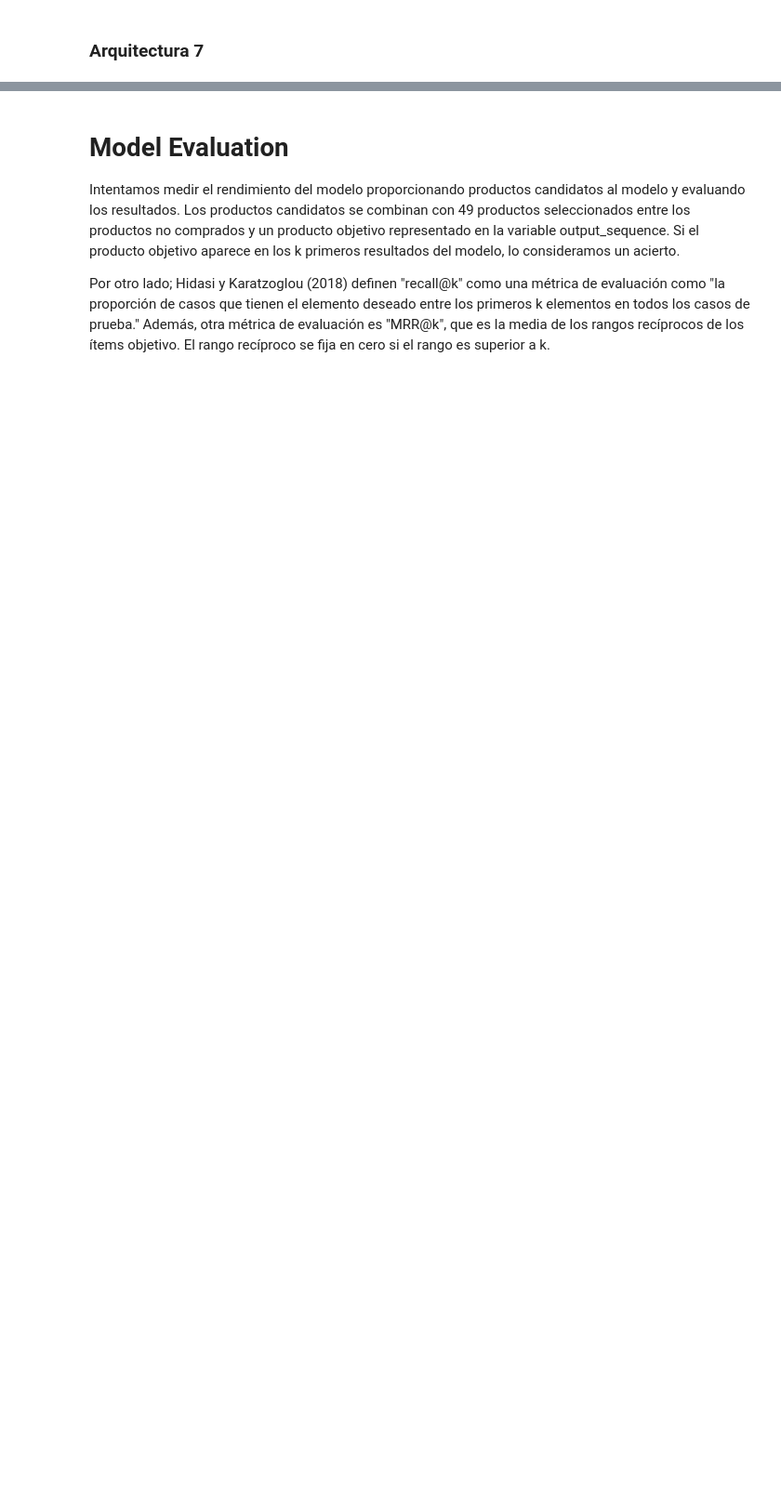
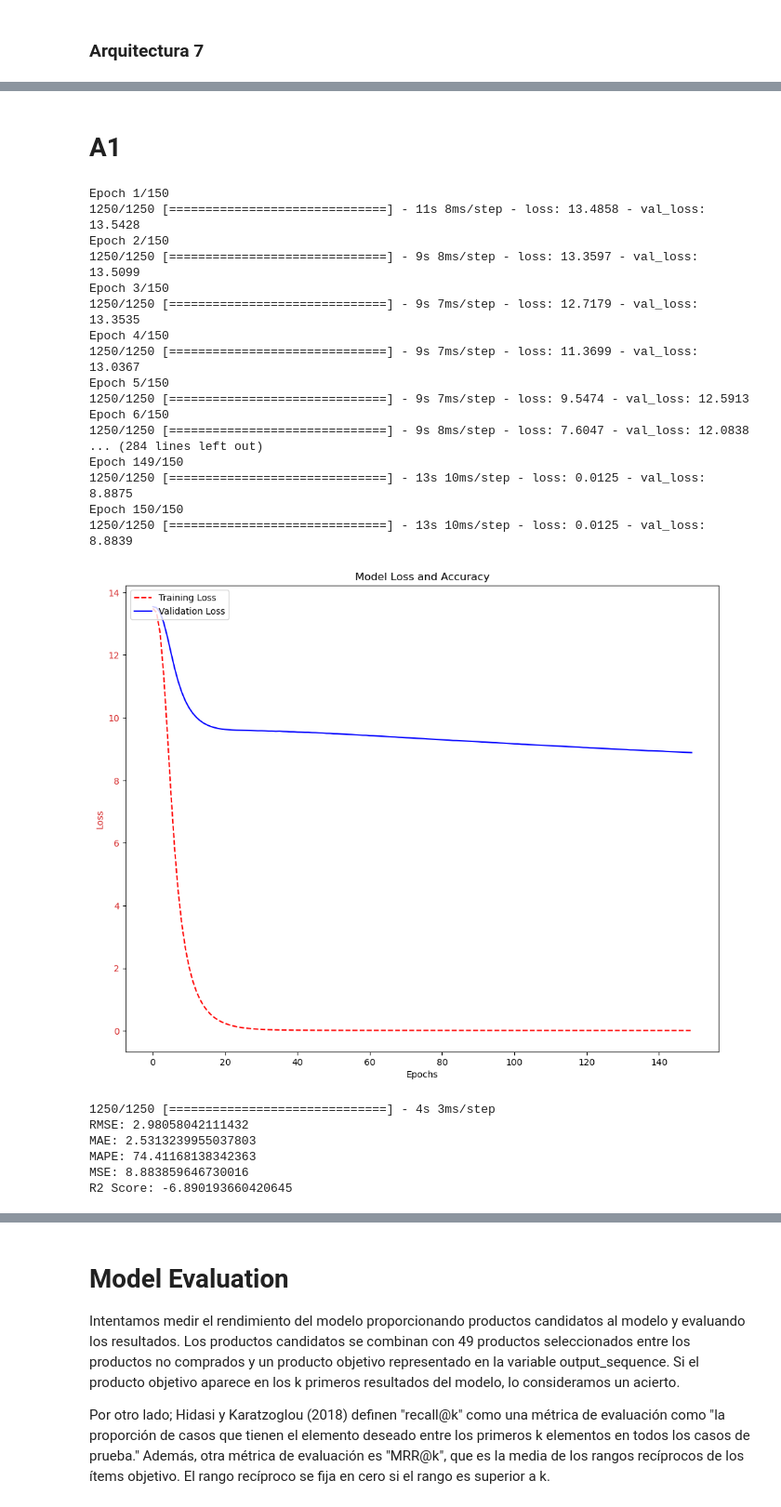
Before and after one commit to Jaime44/WorkSpace, a Jupyter notebook: models/neural network/00_NN_Recommender_system_movie.ipynb, the cells around one changed output, grey strips where cells are left out. Shown at 93% size. Cells and saved outputs as stored; diff of their text form; code cells hidden in the pictures; blank space fills up the shorter version.

```diff
--- a/models/neural network/00_NN_Recommender_system_movie.ipynb
+++ b/models/neural network/00_NN_Recommender_system_movie.ipynb
@@ -485,10 +489,11 @@ es = EarlyStopping(monitor="val_loss",
                    verbose=1,
                    patience=pte)
 # %%
-def train_model(model):
-    # Entrenar el modelo y obtener el objeto history
-    history = model.fit(x=[x_train['userId'], x_train['movieId']], y=y_train,
-                        batch_size= batch_size, epochs=epochs, verbose= 1,
-                        validation_data=([x_test['userId'], x_test['movieId']], y_test),
-                        callbacks=[es])
-    return history
+# Deprecated
+# def train_model(model):
+#     # Entrenar el modelo y obtener el objeto history
+#     history = model.fit(x=[x_train['userId'], x_train['movieId']], y=y_train,
+#                         batch_size= batch_size, epochs=epochs, verbose= 1,
+#                         validation_data=([x_test['userId'], x_test['movieId']], y_test),
+#                         callbacks=[es])
+#     return history
@@ -559,7 +604,7 @@ model_a1.summary()
 # SVG(model_to_dot( model_a1,  show_shapes=True, show_layer_names=True).create(prog='dot', format='svg'))
 
 #Compilar modelo SGD,Adagrad,Adadelta,RMSprop
-model_a1.compile(loss=loss_function, optimizer = Adam(learning_rate=lr), metrics = ['accuracy'])
+model_a1.compile(loss=loss_function, optimizer = Adam(learning_rate=lr) )
 # %% [output]
 Model: "model"
 __________________________________________________________________________________________________
@@ -991 +939,24 @@ Epoch 45: early stopping
+# %%
+def calcular_metricas(model, x_test, y_test):
+    # Obtener predicciones del modelo
+    predictions = model.predict(x_test)
+
+    # Aplanar predicciones
+    predictions = predictions.ravel()
+
+    # Calcular métricas
+    rmse_val = rmse(y_test, predictions)
+    mae_val = mae(y_test, predictions)
+    mape_val = mape(y_test, predictions)
+    mse_val = mse(y_test, predictions)
+    r2_val = r2_score(y_test, predictions)
+    # pearson_corr_val = pearson_corr(y_test, predictions)
+
+    # Imprimir métricas
+    print("RMSE:", rmse_val.numpy())
+    print("MAE:", mae_val.numpy())
+    print("MSE:", mse_val.numpy())
+    print("R2 Score:", r2_val)
+    print(f"MAPE: {(mape_val.numpy())/100} \nMAPE %: {mape_val.numpy()} %")
+    # print("Pearson Correlation:", pearson_corr_val)
 # %%
@@ -1536,0 +1374,32 @@ Epoch 4: early stopping
+# %% [markdown]
+# A1
+# %%
+history_mda1 = train_model(model_a1, [x_train['userId'], x_train['movieId']], y_train, [x_test['userId'], x_test['movieId']], y_test)
+plot_loss(history_mda1)
+# Llamar a la función para calcular métricas
+calcular_metricas(model_a1, [x_test['userId'], x_test['movieId']], y_test)
+# %% [output]
+Epoch 1/150
+1250/1250 [==============================] - 11s 8ms/step - loss: 13.4858 - val_loss: 13.5428
+Epoch 2/150
+1250/1250 [==============================] - 9s 8ms/step - loss: 13.3597 - val_loss: 13.5099
+Epoch 3/150
+1250/1250 [==============================] - 9s 7ms/step - loss: 12.7179 - val_loss: 13.3535
+Epoch 4/150
+1250/1250 [==============================] - 9s 7ms/step - loss: 11.3699 - val_loss: 13.0367
+Epoch 5/150
+1250/1250 [==============================] - 9s 7ms/step - loss: 9.5474 - val_loss: 12.5913
+Epoch 6/150
+1250/1250 [==============================] - 9s 8ms/step - loss: 7.6047 - val_loss: 12.0838
+... (284 lines left out)
+Epoch 149/150
+1250/1250 [==============================] - 13s 10ms/step - loss: 0.0125 - val_loss: 8.8875
+Epoch 150/150
+1250/1250 [==============================] - 13s 10ms/step - loss: 0.0125 - val_loss: 8.8839
+[figure, added]
+1250/1250 [==============================] - 4s 3ms/step
+RMSE: 2.98058042111432
+MAE: 2.5313239955037803
+MAPE: 74.41168138342363
+MSE: 8.883859646730016
+R2 Score: -6.890193660420645
```
Also changed, not shown: parts of 90 cells of this notebook.
